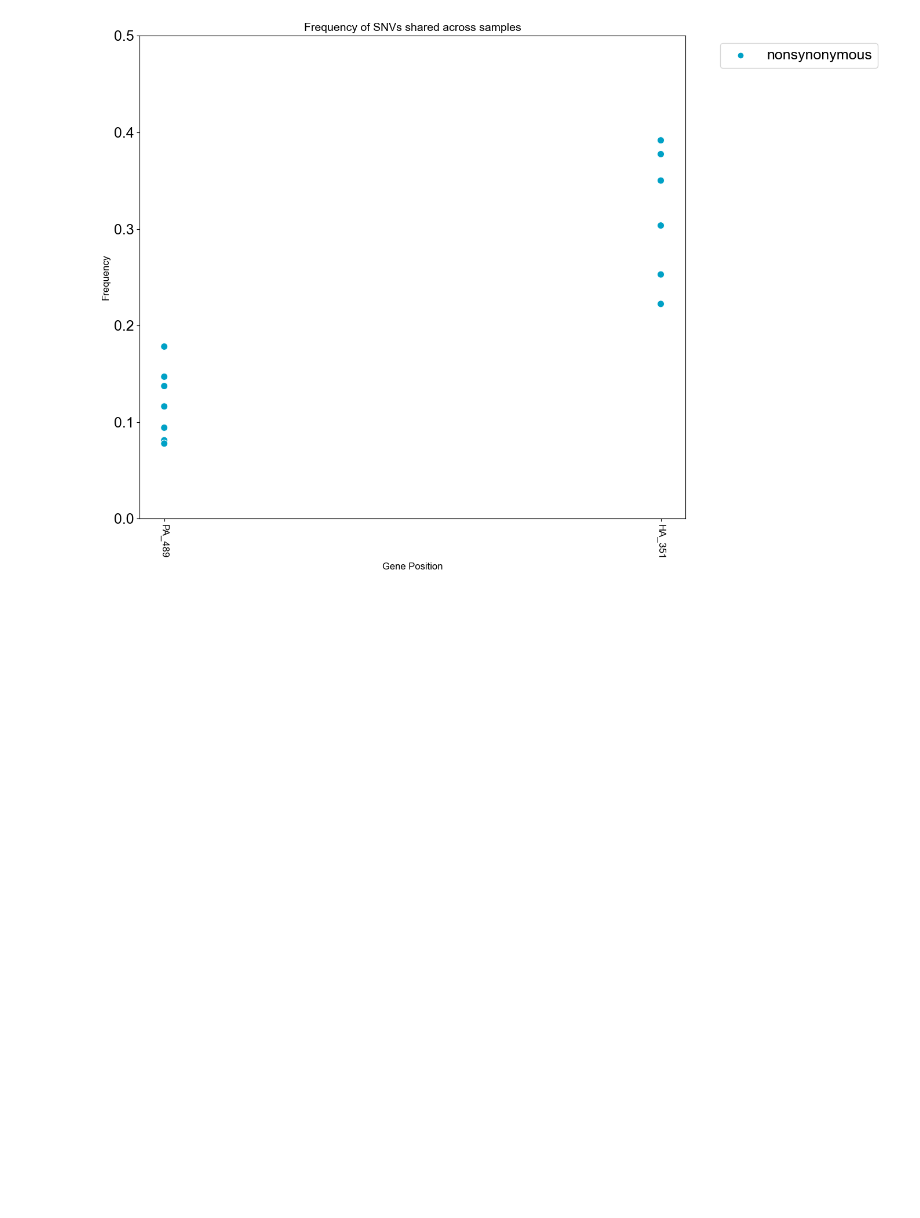
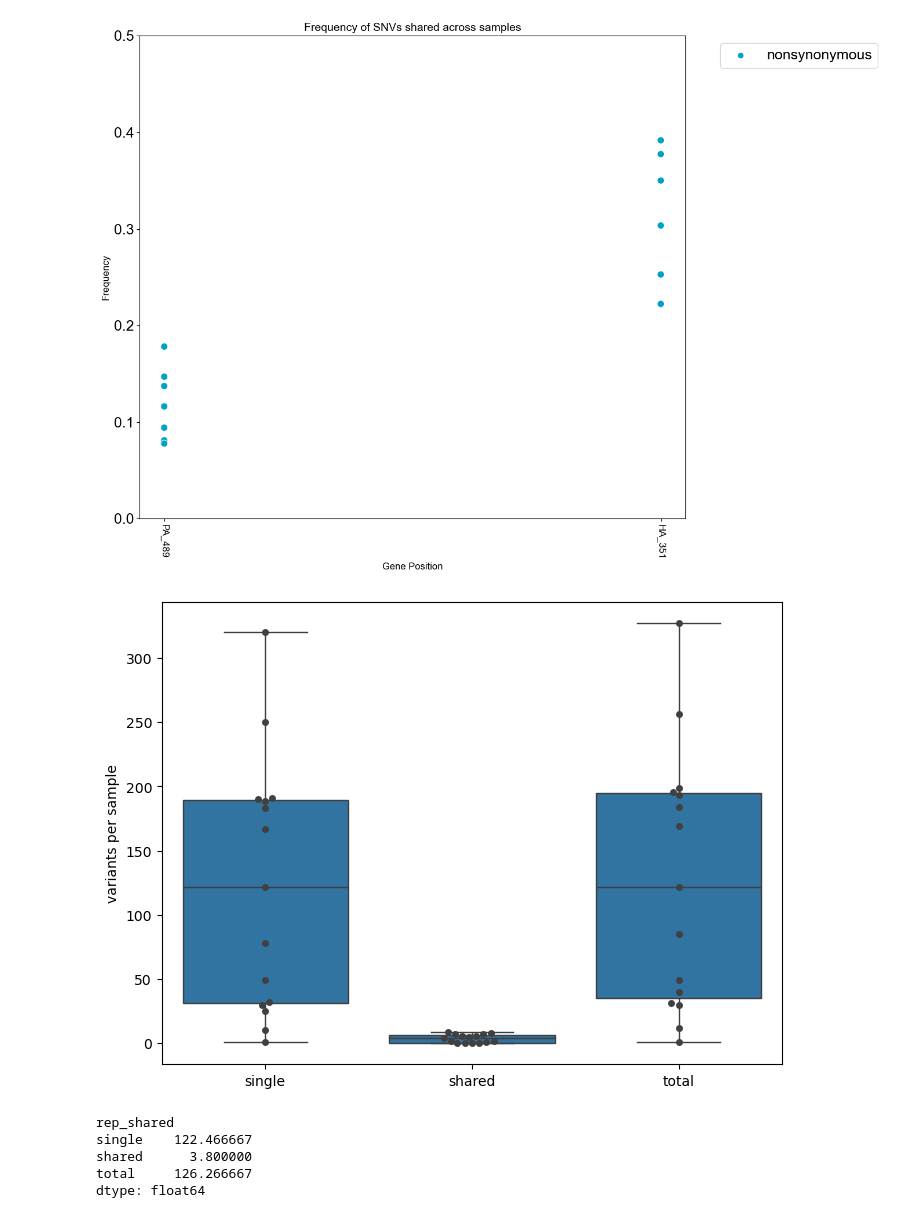
Before and after one commit to moncla-lab/canine-h3n2-within-host-evo, a Jupyter notebook: canine_samples/prelim_analysis.ipynb, the cells around one changed output. Saved outputs shown, nothing was run; the diff lists cells and outputs as text; code cells hidden in the pictures; blank space fills up the shorter version.

Commit message:
adding mean number of variants

```diff
--- a/canine_samples/prelim_analysis.ipynb
+++ b/canine_samples/prelim_analysis.ipynb
@@ -1361,3 +1327,45 @@ plt.show()
 # %% [output]
 The palette list has more values (4) than needed (1), which may not be intended.
 [figure]
+# %%
+'''
+
+box and whisker plots for:
+    - mean number of single variants across samples
+    - mean number of shared variants
+    - single and shared combined
+
+'''
+
+
+variant_counts = vars.groupby(['sample', 'rep_shared']).size().reset_index(name='count')
+
+
+
+variant_pivot = variant_counts.pivot(index='sample', columns='rep_shared', values='count').fillna(0)
+
+
+variant_pivot['total'] = variant_pivot.sum(axis=1)
+
+
+variant_long = variant_pivot.reset_index().melt(id_vars='sample', value_vars=['single', 'shared', 'total'],
+                                               var_name='variant_type', value_name='count')
+
+
+plt.figure(figsize=(8,6))
+sns.boxplot(data=variant_long, x='variant_type', y='count')
+sns.swarmplot(data=variant_long, x='variant_type', y='count', color=".25")  # optional, to show points
+plt.ylabel('variants per sample')
+plt.xlabel('')
+
+plt.show()
+
+mean_variants = variant_pivot[['single', 'shared', 'total']].mean()
+print(mean_variants)
+# %% [output]
+[figure, added]
+rep_shared
+single    122.466667
+shared      3.800000
+total     126.266667
+dtype: float64
```
Also changed, not shown: parts of 13 cells of this notebook, 1 other file.
